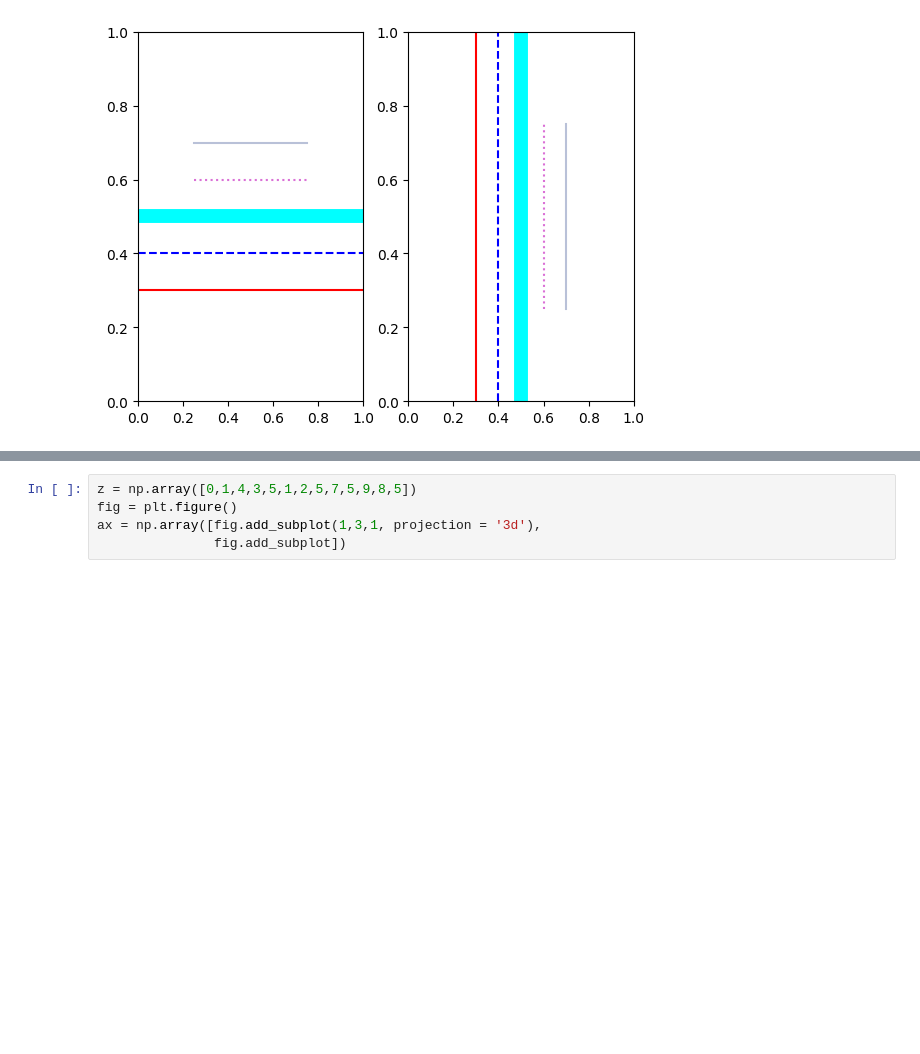
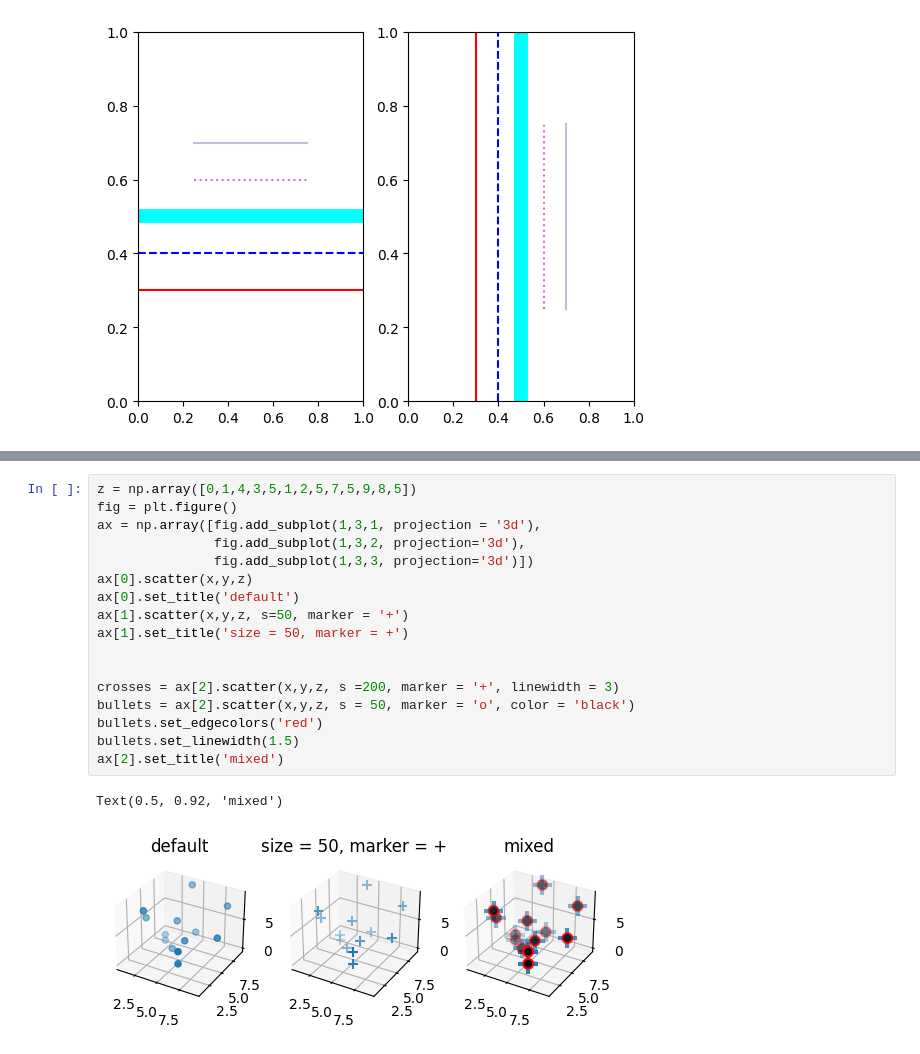
Before and after one commit to vickyogo/Developer-Academy, a Jupyter notebook: visual.ipynb, the cells around one changed output, grey strips where cells are left out. Saved outputs shown, nothing was run; the diff lists cells and outputs as text; blank space fills up the shorter version.

```diff
--- a/visual.ipynb
+++ b/visual.ipynb
@@ -89,5 +90,20 @@ TypeError: array() takes from 1 to 2 positional arguments but 13 were given
 # %%
 z = np.array([0,1,4,3,5,1,2,5,7,5,9,8,5])
 fig = plt.figure()
 ax = np.array([fig.add_subplot(1,3,1, projection = '3d'),
-               fig.add_subplot])
+               fig.add_subplot(1,3,2, projection='3d'),
+               fig.add_subplot(1,3,3, projection='3d')])
+ax[0].scatter(x,y,z)
+ax[0].set_title('default')
+ax[1].scatter(x,y,z, s=50, marker = '+')
+ax[1].set_title('size = 50, marker = +')
+
+
+crosses = ax[2].scatter(x,y,z, s =200, marker = '+', linewidth = 3)
+bullets = ax[2].scatter(x,y,z, s = 50, marker = 'o', color = 'black')
+bullets.set_edgecolors('red')
+bullets.set_linewidth(1.5)
+ax[2].set_title('mixed')
+# %% [output]
+Text(0.5, 0.92, 'mixed')
+[figure, added]
```
Also changed, not shown: parts of 9 cells of this notebook, 6 other files.
